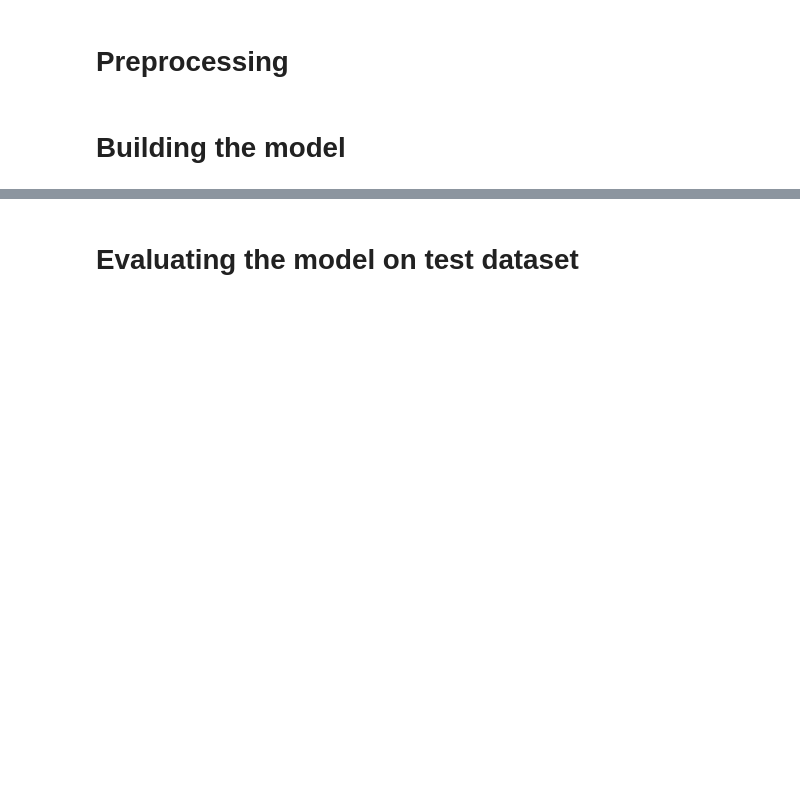
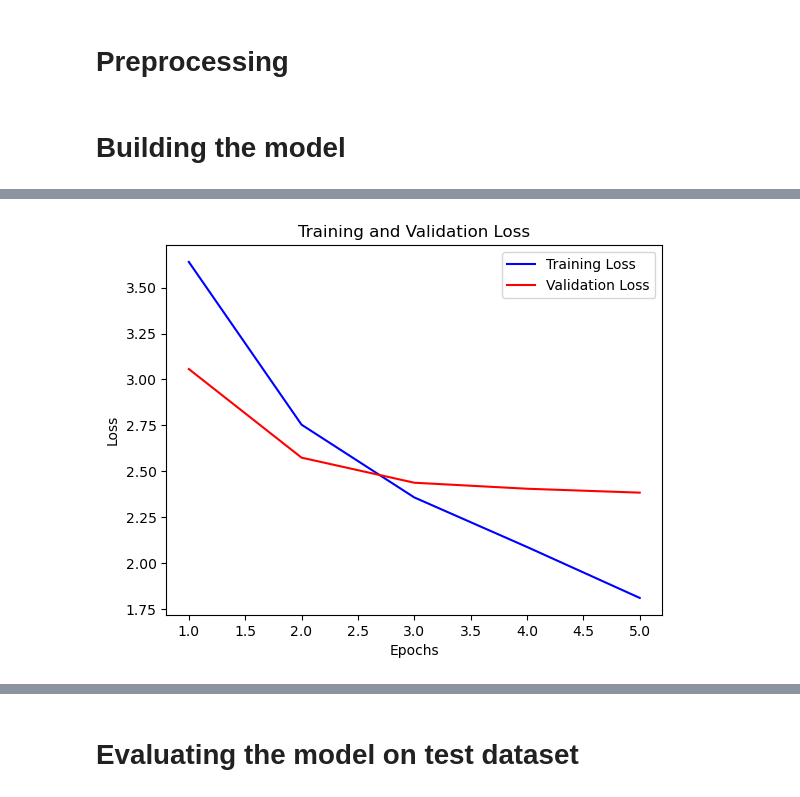
Before and after one commit to xiaodanlu/Deep-Learning-Project-Image-captioning, a Jupyter notebook: code/data_processing.ipynb, the cells around one changed output, grey strips where cells are left out. Cells and saved outputs as stored; diff of their text form; code cells hidden in the pictures; blank space fills up the shorter version.

```diff
--- a/code/data_processing.ipynb
+++ b/code/data_processing.ipynb
@@ -319,11 +317,11 @@ def sparse_it_up(y_true, y_preds):
 model.compile(optimizer=keras.optimizers.legacy.Nadam(0.001),
               loss = sparse_it_up, metrics=['accuracy'])
 # Model Checkpoint Callback
-chk = keras.callbacks.ModelCheckpoint('Image_captioning.hdf5',save_best_only=True, monitor='val_accuracy',verbose =1)
+Checkpoint = keras.callbacks.ModelCheckpoint('Image_captioning.hdf5',save_best_only=True, monitor='val_accuracy',verbose =1)
 # Early Stopping Callback
-ES = keras.callbacks.EarlyStopping(monitor = 'val_accuracy',patience=1)
+early_stop = keras.callbacks.EarlyStopping(monitor = 'val_accuracy',patience=5)
 
 # model fit
-model.fit(dataset, epochs=5,validation_data=dataset_val,callbacks=[ES,chk])
+history = model.fit(dataset, epochs=5,validation_data=dataset_val,callbacks=[early_stop,Checkpoint])
 # %% [output]
 Epoch 1/5
@@ -353,3 +350,18 @@ Epoch 5: val_accuracy improved from 0.34663 to 0.35042, saving model to Image_ca
 # %%
 # Load pre-trained weights into the model
 model.load_weights("Image_captioning.hdf5")
+# %%
+# Plotting Training and Validation Loss
+epochs = range(1, len(history.history['accuracy']) + 1)
+training_loss = history.history['loss']
+validation_loss = history.history['val_loss']
+
+plt.plot(epochs, training_loss, 'b-', label='Training Loss')
+plt.plot(epochs, validation_loss, 'r-', label='Validation Loss')
+plt.xlabel('Epochs')
+plt.ylabel('Loss')
+plt.title('Training and Validation Loss')
+plt.legend()
+plt.show()
+# %% [output]
+[figure, added]
```
Also changed, not shown: parts of 13 cells of this notebook.
